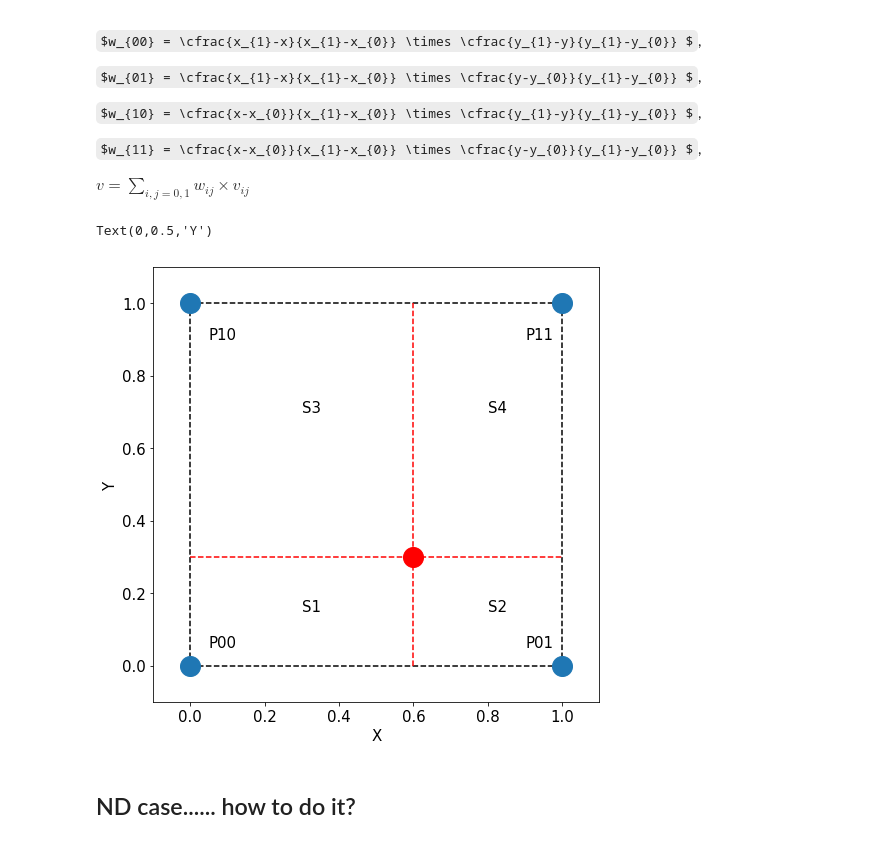
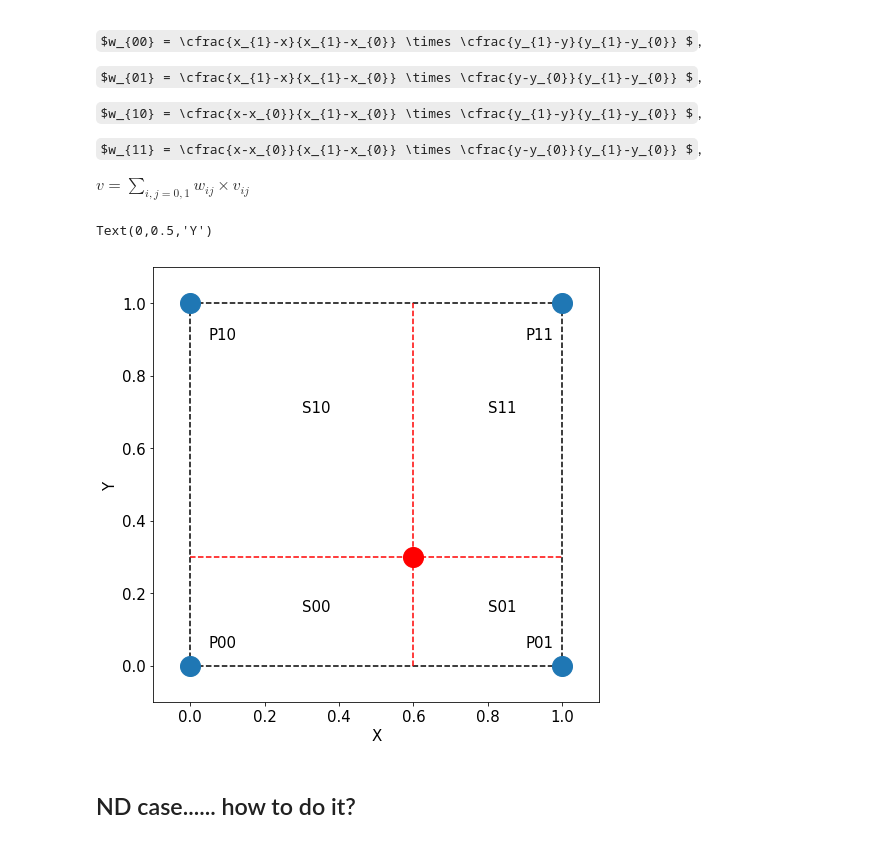
Before and after one commit to hypergravity/regli, a Jupyter notebook: Linear_Interpolation_2DExample.ipynb, the cells around one changed output. Saved outputs shown, nothing was run; the diff lists cells and outputs as text; code cells hidden in the pictures; some formulas as TeX source.

```diff
--- a/Linear_Interpolation_2DExample.ipynb
+++ b/Linear_Interpolation_2DExample.ipynb
@@ -80,31 +85,31 @@ $v = \sum_{i,j=0,1} w_{ij} \times v_{ij}$
 # %%
 fig = figure(figsize=(8,8))
 vlines([0, 1], 0, 1, colors="k", linestyles="--")
 hlines([0, 1], 0, 1, colors="k", linestyles="--")
 
 vlines(0.6, 0, 1, colors="r", linestyles="--")
 hlines(0.3, 0, 1, colors="r", linestyles="--")
 
 xlim((-0.1, 1.1))
 ylim((-0.1, 1.1))
 plot([0,0,1,1], [0,1,0,1], "o", ms=20)
 plot(0.6, 0.3, "ro", ms=20)
 
-text(0.3, 0.15, "S1")
-text(0.8, 0.15, "S2")
-text(0.3, 0.7, "S3")
-text(0.8, 0.7, "S4")
+text(0.3, 0.15, "S00")
+text(0.8, 0.15, "S01")
+text(0.3, 0.7, "S10")
+text(0.8, 0.7, "S11")
 
 text(0.05, 0.05, "P00")
 text(0.9,  0.05, "P01")
 text(0.05, 0.9, "P10")
 text(0.9,  0.9, "P11")
 
 xlabel("X")
 ylabel("Y")
 # %% [output]
 Text(0,0.5,'Y')
-[figure, old version]
+[figure, new version]
 # %% [markdown]
 ## ND case...... how to do it?
 # %%
```
Also changed, not shown: parts of 6 cells of this notebook, 1 other file.
